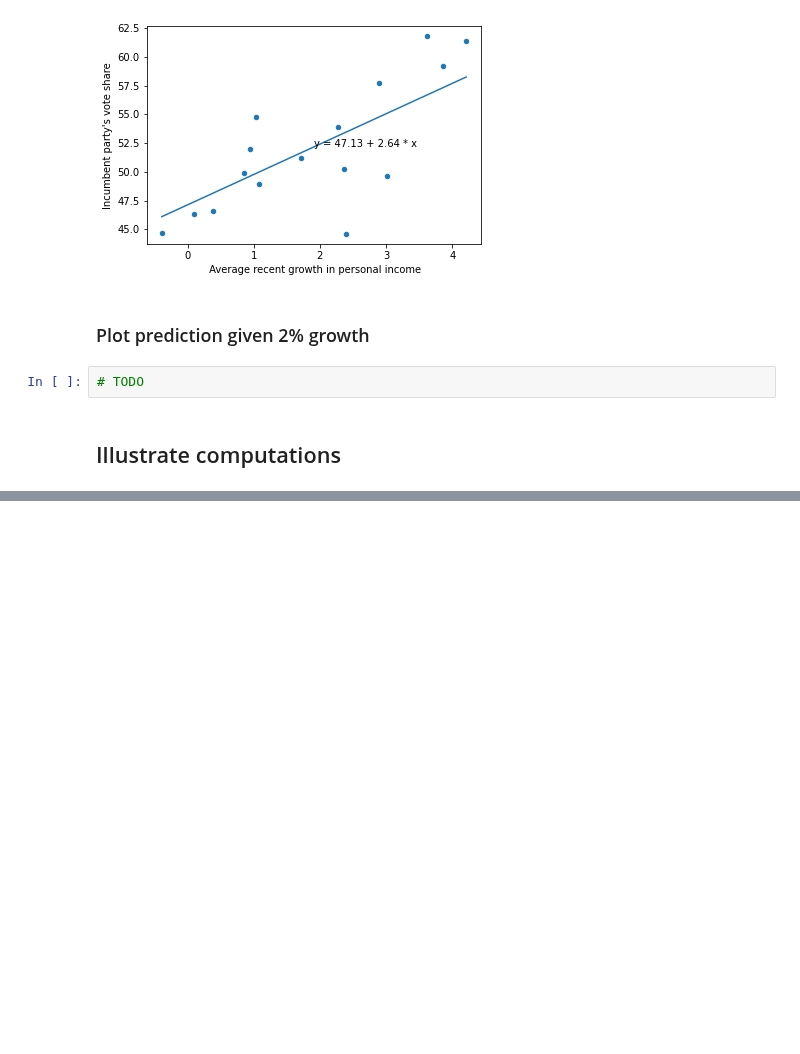
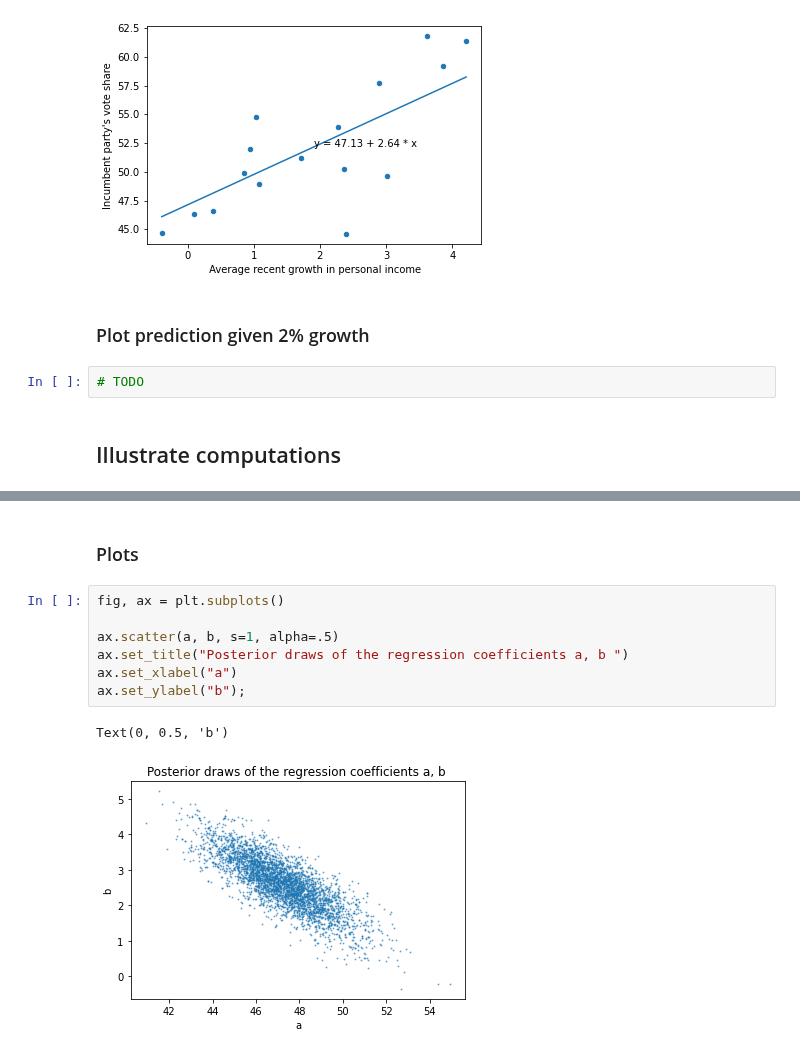
Before and after one commit to bambinos/educational-resources, a Jupyter notebook: ROS/ElectionsEconomy/Hibbs.ipynb, the cells around one changed output, grey strips where cells are left out. Saved outputs shown, nothing was run; the diff lists cells and outputs as text; blank space fills up the shorter version.

```diff
--- a/ROS/ElectionsEconomy/Hibbs.ipynb
+++ b/ROS/ElectionsEconomy/Hibbs.ipynb
@@ -150,0 +271,12 @@ ax.set_ylabel("Incumbent party's vote share");
+# %% [markdown]
+### Plots
+# %%
+fig, ax = plt.subplots()
+
+ax.scatter(a, b, s=1, alpha=.5)
+ax.set_title("Posterior draws of the regression coefficients a, b ")
+ax.set_xlabel("a")
+ax.set_ylabel("b");
+# %% [output]
+Text(0, 0.5, 'b')
+[figure, added]
```
Also changed, not shown: parts of 29 cells of this notebook.
